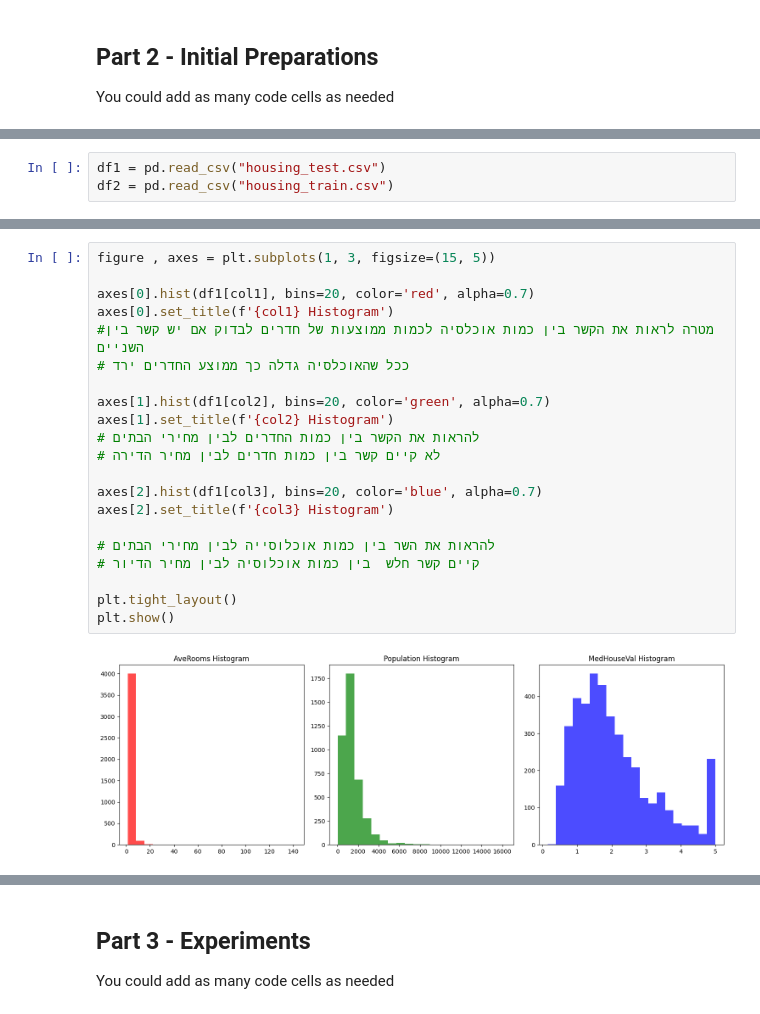
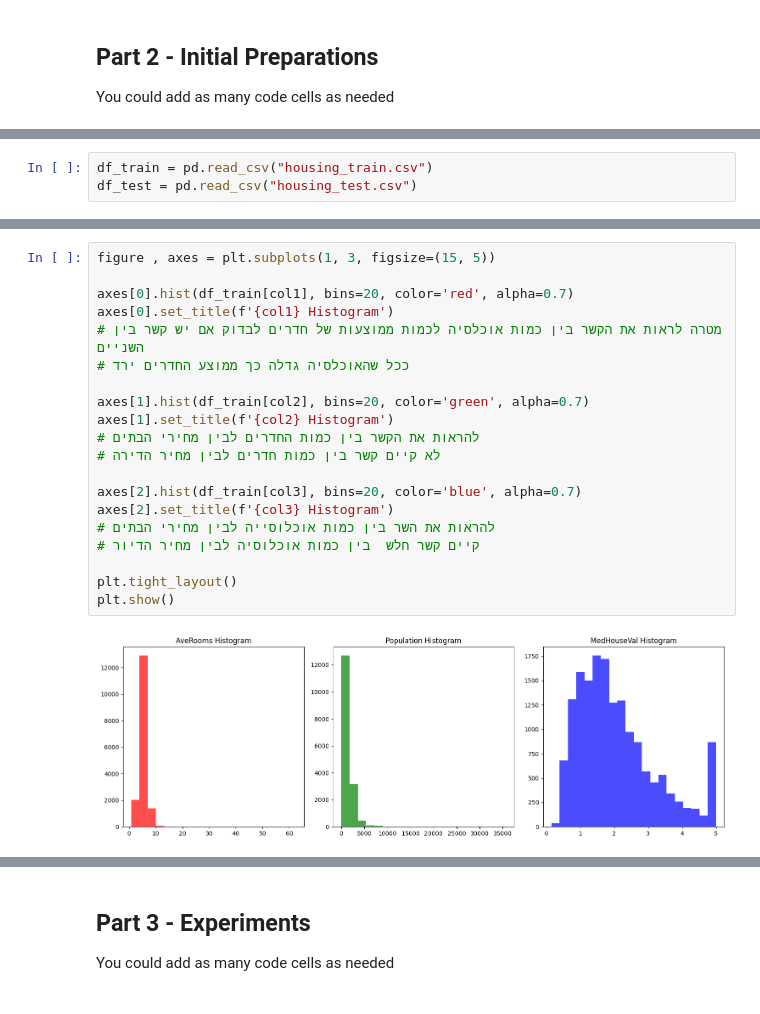
Before and after one commit to agamordechai/ml_house_prices, a Jupyter notebook: Assignment2_supervised_learning_flow.ipynb, the cells around one changed output, grey strips where cells are left out. Saved outputs shown, nothing was run; the diff lists cells and outputs as text.

```diff
--- a/Assignment2_supervised_learning_flow.ipynb
+++ b/Assignment2_supervised_learning_flow.ipynb
@@ -69,6 +66,6 @@ from sklearn.metrics import mean_squared_error, make_scorer
 from sklearn.preprocessing import StandardScaler, PolynomialFeatures
 from sklearn.pipeline import Pipeline
 # %%
-df1 = pd.read_csv("housing_test.csv")
-df2 = pd.read_csv("housing_train.csv")
+df_train = pd.read_csv("housing_train.csv")
+df_test = pd.read_csv("housing_test.csv")
 # %%
@@ -116,23 +113,22 @@ plt.show()
 # %%
 figure , axes = plt.subplots(1, 3, figsize=(15, 5))
 
-axes[0].hist(df1[col1], bins=20, color='red', alpha=0.7)
+axes[0].hist(df_train[col1], bins=20, color='red', alpha=0.7)
 axes[0].set_title(f'{col1} Histogram')
-#מטרה לראות את הקשר בין כמות אוכלסיה לכמות ממוצעות של חדרים לבדוק אם יש קשר בין השניים
+# מטרה לראות את הקשר בין כמות אוכלסיה לכמות ממוצעות של חדרים לבדוק אם יש קשר בין השניים
 # ככל שהאוכלסיה גדלה כך ממוצע החדרים ירד
 
-axes[1].hist(df1[col2], bins=20, color='green', alpha=0.7)
+axes[1].hist(df_train[col2], bins=20, color='green', alpha=0.7)
 axes[1].set_title(f'{col2} Histogram')
 # להראות את הקשר בין כמות החדרים לבין מחירי הבתים
 # לא קיים קשר בין כמות חדרים לבין מחיר הדירה
 
-axes[2].hist(df1[col3], bins=20, color='blue', alpha=0.7)
+axes[2].hist(df_train[col3], bins=20, color='blue', alpha=0.7)
 axes[2].set_title(f'{col3} Histogram')
-
 # להראות את השר בין כמות אוכלוסייה לבין מחירי הבתים
 # קיים קשר חלש  בין כמות אוכלוסיה לבין מחיר הדיור
 
 plt.tight_layout()
 plt.show()
 # %% [output]
-[figure, old version]
+[figure, new version]
```
Also changed, not shown: parts of 12 cells of this notebook.
